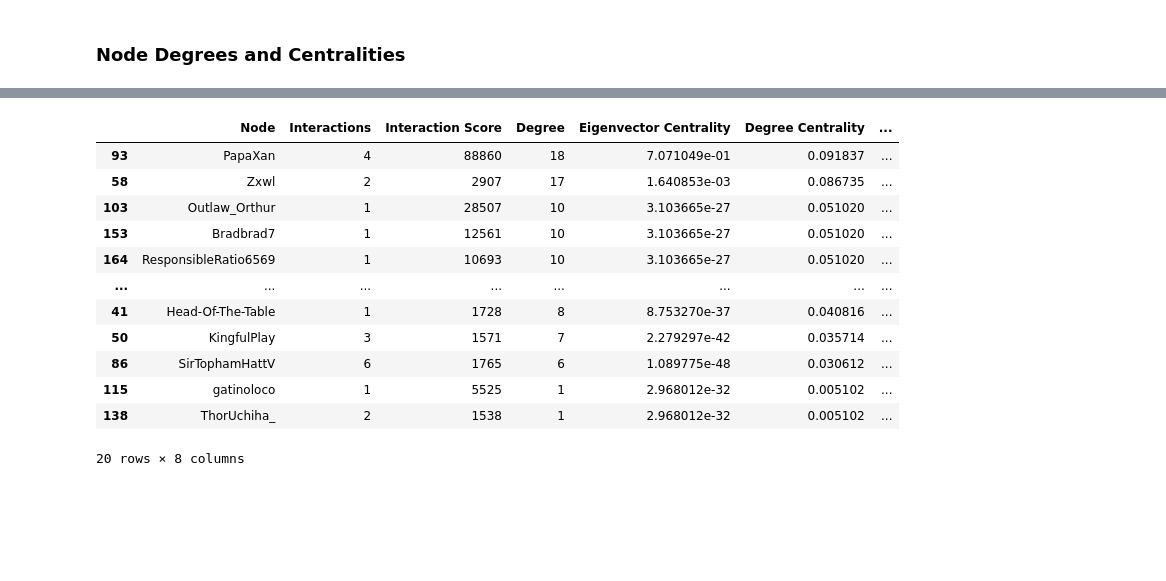
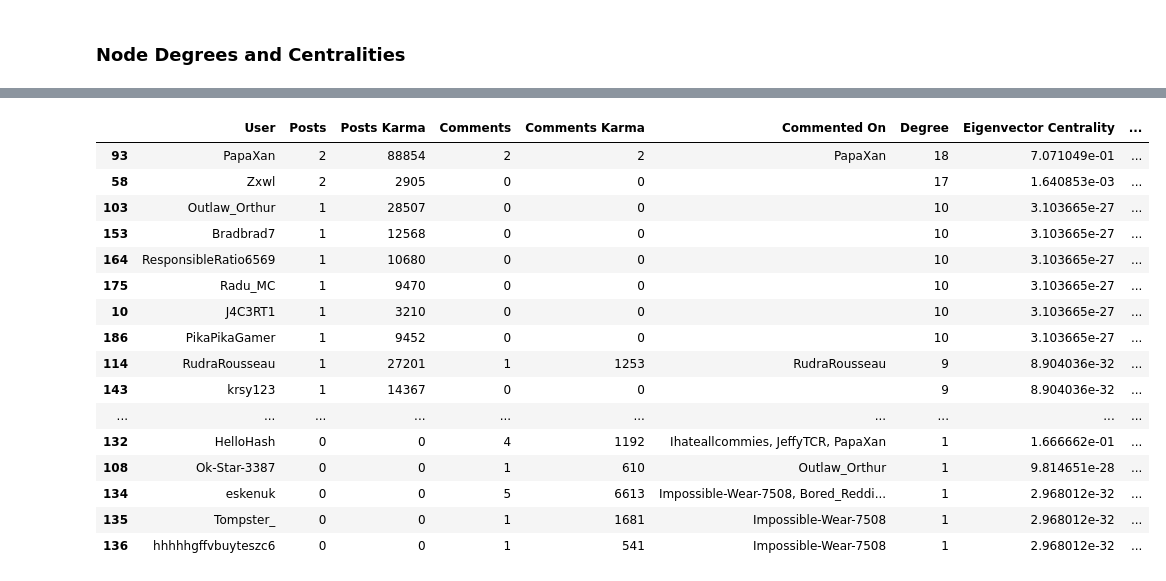
Before and after one commit to LaplaceXD/Linear_Algebra_CS3101N, a Jupyter notebook: Assignments/Spectral_Theory.ipynb, the cells around one changed output, grey strips where cells are left out. Cells and saved outputs as stored; diff of their text form; code cells hidden in the pictures; blank space fills up the shorter version.

```diff
--- a/Assignments/Spectral_Theory.ipynb
+++ b/Assignments/Spectral_Theory.ipynb
@@ -236,23 +236,26 @@ for result_id in chain(gta_vi_search_results_in_gta_sub, gta_vi_hot_posts):
 
     if post.author is not None:
         if post.author not in gta_network.nodes:
-            gta_network.add_node(post.author, interactions=1, interactions_score=post.score)
+            gta_network.add_node(post.author, posts=1, posts_karma=post.score, comments=0, comments_karma=0, commented_on=set())
         else:
-            gta_network.nodes[post.author]["interactions"] += 1
-            gta_network.nodes[post.author]["interactions_score"] += post.score
+            gta_network.nodes[post.author]["posts"] += 1
+            gta_network.nodes[post.author]["posts_karma"] += post.score
 
     interactions = [(post.author, c) for c in post.comments.list()]
     for op, interaction in interactions:
         if isinstance(interaction, praw.models.MoreComments):
             continue
 
-        if interaction.author is not None:
+        if interaction.author is not None and op is not None:
             if interaction.author not in gta_network.nodes:
-                gta_network.add_node(interaction.author, interactions=1, interactions_score=interaction.score)
+                gta_network.add_node(interaction.author,
+                                     posts=0, posts_karma=0,
+                                     comments=1, comments_karma=interaction.score, commented_on=set([op]))
                 gta_network.add_edge(interaction.author, op)
             else:
-                gta_network.nodes[interaction.author]["interactions"] += 1
-                gta_network.nodes[interaction.author]["interactions_score"] += interaction.score
+                gta_network.nodes[interaction.author]["comments"] += 1
+                gta_network.nodes[interaction.author]["comments_karma"] += interaction.score
+                gta_network.nodes[interaction.author]["commented_on"].add(op)
 
         interactions.extend([(interaction.author, r) for r in interaction.replies.list()])
 
@@ -290,15 +293,18 @@ btn_cn = nx.betweenness_centrality(gta_network)
 
 data = [[
    n.name,
-   gta_network.nodes[n]["interactions"],
-   gta_network.nodes[n]["interactions_score"],
+   gta_network.nodes[n]["posts"], gta_network.nodes[n]["posts_karma"],
+   gta_network.nodes[n]["comments"], gta_network.nodes[n]["comments_karma"], ", ".join(n.name for n in gta_network.nodes[n]["commented_on"]),
    deg[n], eig_cn[n], deg_cn[n], close_cn[n], btn_cn[n]
 ] for n in eig_cn]
 
 columns = [
-   "Node",
-   "Interactions",
-   "Interaction Score",
+   "User",
+   "Posts",
+   "Posts Karma",
+   "Comments",
+   "Comments Karma",
+   "Commented On",
    "Degree",
    "Eigenvector Centrality",
    "Degree Centrality",
@@ -307,5 +313,5 @@ columns = [
 ]
 
 centrality = pd.DataFrame(data, columns=columns)
-centrality.sort_values("Eigenvector Centrality", ascending=False)
+centrality.sort_values("Eigenvector Centrality", ascending=False).head(25)
 # %% [output]
@@ -325,16 +335,20 @@ centrality.sort_values("Eigenvector Centrality", ascending=False)
 # %%
-centrality.sort_values("Degree", ascending=False).head(20)
+centrality.sort_values("Degree", ascending=False).head(25)
 # %% [output]
-|  | Node | Interactions | Interaction Score | Degree | Eigenvector Centrality | Degree Centrality | ... |
-| 93 | PapaXan | 4 | 88860 | 18 | 7.071049e-01 | 0.091837 | ... |
-| 58 | Zxwl | 2 | 2907 | 17 | 1.640853e-03 | 0.086735 | ... |
-| 103 | Outlaw_Orthur | 1 | 28507 | 10 | 3.103665e-27 | 0.051020 | ... |
-| 153 | Bradbrad7 | 1 | 12561 | 10 | 3.103665e-27 | 0.051020 | ... |
-| 164 | ResponsibleRatio6569 | 1 | 10693 | 10 | 3.103665e-27 | 0.051020 | ... |
-| ... | ... | ... | ... | ... | ... | ... | ... |
-| 41 | Head-Of-The-Table | 1 | 1728 | 8 | 8.753270e-37 | 0.040816 | ... |
-| 50 | KingfulPlay | 3 | 1571 | 7 | 2.279297e-42 | 0.035714 | ... |
-| 86 | SirTophamHattV | 6 | 1765 | 6 | 1.089775e-48 | 0.030612 | ... |
-| 115 | gatinoloco | 1 | 5525 | 1 | 2.968012e-32 | 0.005102 | ... |
-| 138 | ThorUchiha_ | 2 | 1538 | 1 | 2.968012e-32 | 0.005102 | ... |
+|  | User | Posts | Posts Karma | Comments | Comments Karma | Commented On | Degree | Eigenvector Centrality | ... |
+| 93 | PapaXan | 2 | 88854 | 2 | 2 | PapaXan | 18 | 7.071049e-01 | ... |
+| 58 | Zxwl | 2 | 2905 | 0 | 0 |  | 17 | 1.640853e-03 | ... |
+| 103 | Outlaw_Orthur | 1 | 28507 | 0 | 0 |  | 10 | 3.103665e-27 | ... |
+| 153 | Bradbrad7 | 1 | 12568 | 0 | 0 |  | 10 | 3.103665e-27 | ... |
+| 164 | ResponsibleRatio6569 | 1 | 10680 | 0 | 0 |  | 10 | 3.103665e-27 | ... |
+| 175 | Radu_MC | 1 | 9470 | 0 | 0 |  | 10 | 3.103665e-27 | ... |
+| 10 | J4C3RT1 | 1 | 3210 | 0 | 0 |  | 10 | 3.103665e-27 | ... |
+| 186 | PikaPikaGamer | 1 | 9452 | 0 | 0 |  | 10 | 3.103665e-27 | ... |
+| 114 | RudraRousseau | 1 | 27201 | 1 | 1253 | RudraRousseau | 9 | 8.904036e-32 | ... |
+| 143 | krsy123 | 1 | 14367 | 0 | 0 |  | 9 | 8.904036e-32 | ... |
+| ... | ... | ... | ... | ... | ... | ... | ... | ... | ... |
+| 132 | HelloHash | 0 | 0 | 4 | 1192 | Ihateallcommies, JeffyTCR, PapaXan | 1 | 1.666662e-01 | ... |
+| 108 | Ok-Star-3387 | 0 | 0 | 1 | 610 | Outlaw_Orthur | 1 | 9.814651e-28 | ... |
+| 134 | eskenuk | 0 | 0 | 5 | 6613 | Impossible-Wear-7508, Bored_Reddi... | 1 | 2.968012e-32 | ... |
+| 135 | Tompster_ | 0 | 0 | 1 | 1681 | Impossible-Wear-7508 | 1 | 2.968012e-32 | ... |
+| 136 | hhhhhgffvbuyteszc6 | 0 | 0 | 1 | 541 | Impossible-Wear-7508 | 1 | 2.968012e-32 | ... |
-20 rows × 8 columns
```
Also changed, not shown: parts of 6 cells of this notebook.
